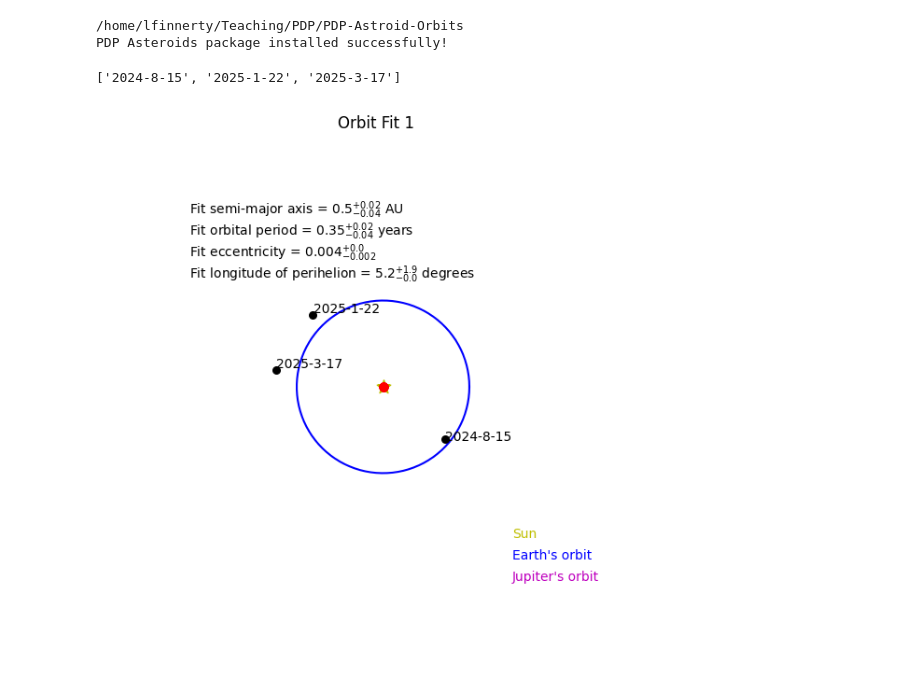
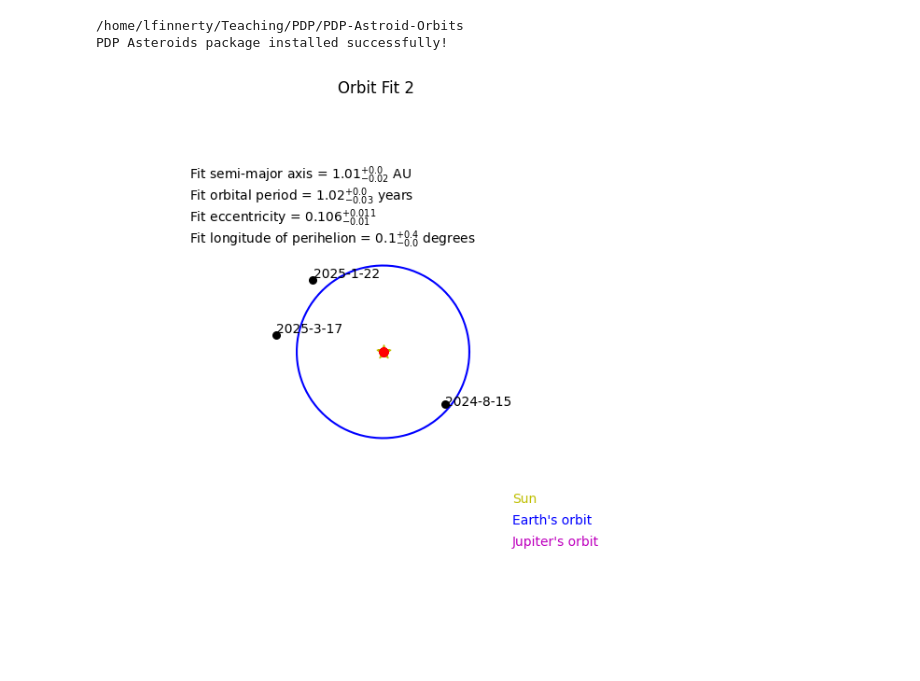
Before and after one commit to lfinnerty/PDP-Asteroid-Orbits, a Jupyter notebook: quick_notebooks/plotting_test.ipynb, the cells around one changed output. Drawn from its saved outputs; the diff is of its cells as text; code cells hidden in the pictures.

```diff
--- a/quick_notebooks/plotting_test.ipynb
+++ b/quick_notebooks/plotting_test.ipynb
@@ -30,8 +30,7 @@ investigation = OrbitInvestigation(base_path='/home/lfinnerty/Teaching/PDP/hf/',
 /home/lfinnerty/Teaching/PDP/PDP-Astroid-Orbits
 PDP Asteroids package installed successfully!
 # %%
-anis = investigation.plot_orbit_animation()
+anis = investigation.plot_orbit_animation(num=2)
 # for ani in anis: ani.show()
 # %% [output]
-['2024-8-15', '2025-1-22', '2025-3-17']
-[figure, old version]
+[figure, new version]
```
Also changed, not shown: parts of 1 cell of this notebook, 10 other files.
